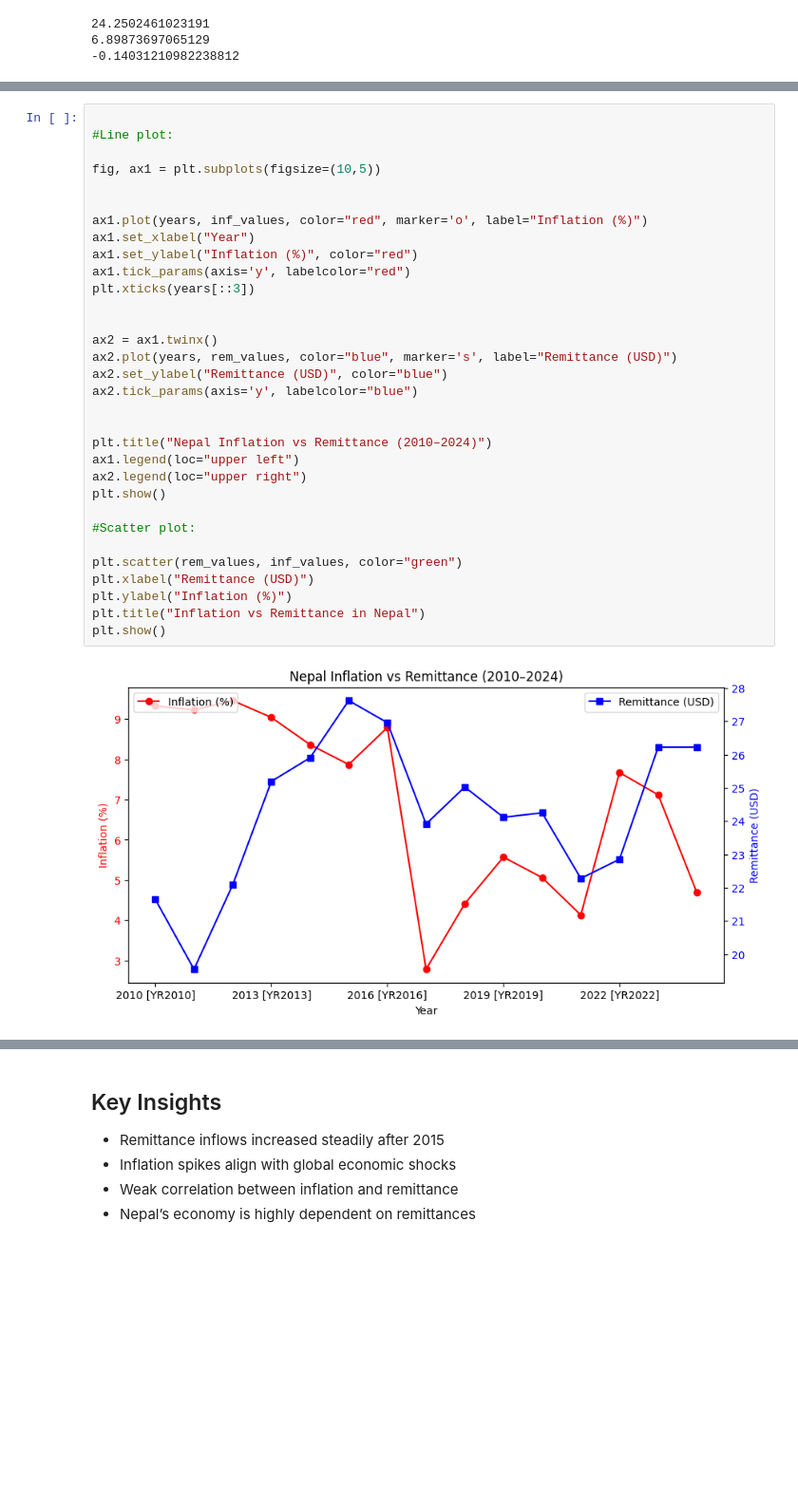
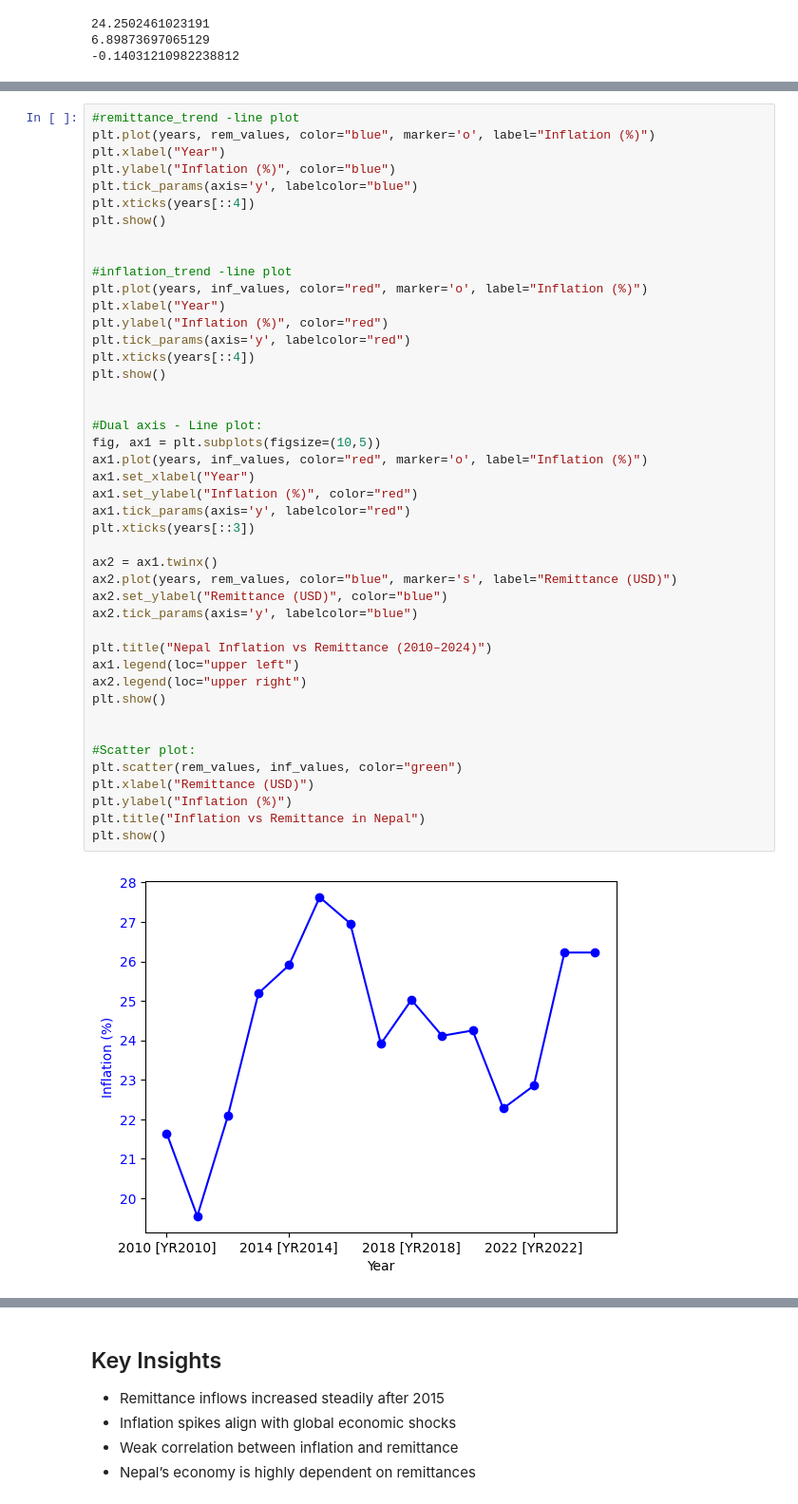
Before and after one commit to RojanGhimire/nepal_economic_analysis, a Jupyter notebook: nepal_inflation_remittance_analysis.ipynb, the cells around one changed output, grey strips where cells are left out. Shown at 95% size. Cells and saved outputs as stored; diff of their text form; blank space fills up the shorter version.

Commit message:
completed adding line plots for inflation and remittance

```diff
--- a/nepal_inflation_remittance_analysis.ipynb
+++ b/nepal_inflation_remittance_analysis.ipynb
@@ -78,34 +78,46 @@ Line plot and Scatter plot
 # %%
-
-#Line plot:
-
-fig, ax1 = plt.subplots(figsize=(10,5))
+#remittance_trend -line plot
+plt.plot(years, rem_values, color="blue", marker='o', label="Inflation (%)")
+plt.xlabel("Year")
+plt.ylabel("Inflation (%)", color="blue")
+plt.tick_params(axis='y', labelcolor="blue")
+plt.xticks(years[::4])
+plt.show()
 
 
+#inflation_trend -line plot
+plt.plot(years, inf_values, color="red", marker='o', label="Inflation (%)")
+plt.xlabel("Year")
+plt.ylabel("Inflation (%)", color="red")
+plt.tick_params(axis='y', labelcolor="red")
+plt.xticks(years[::4])
+plt.show()
+
+
+#Dual axis - Line plot:
+fig, ax1 = plt.subplots(figsize=(10,5))
 ax1.plot(years, inf_values, color="red", marker='o', label="Inflation (%)")
 ax1.set_xlabel("Year")
 ax1.set_ylabel("Inflation (%)", color="red")
 ax1.tick_params(axis='y', labelcolor="red")
 plt.xticks(years[::3])
 
-
 ax2 = ax1.twinx()
 ax2.plot(years, rem_values, color="blue", marker='s', label="Remittance (USD)")
 ax2.set_ylabel("Remittance (USD)", color="blue")
 ax2.tick_params(axis='y', labelcolor="blue")
-
 
 plt.title("Nepal Inflation vs Remittance (2010–2024)")
 ax1.legend(loc="upper left")
 ax2.legend(loc="upper right")
 plt.show()
 
+
 #Scatter plot:
-
 plt.scatter(rem_values, inf_values, color="green")
 plt.xlabel("Remittance (USD)")
 plt.ylabel("Inflation (%)")
 plt.title("Inflation vs Remittance in Nepal")
 plt.show()
 # %% [output]
-[figure, old version]
+[figure, new version]
```
Also changed, not shown: parts of 2 cells of this notebook, 4 other files.
